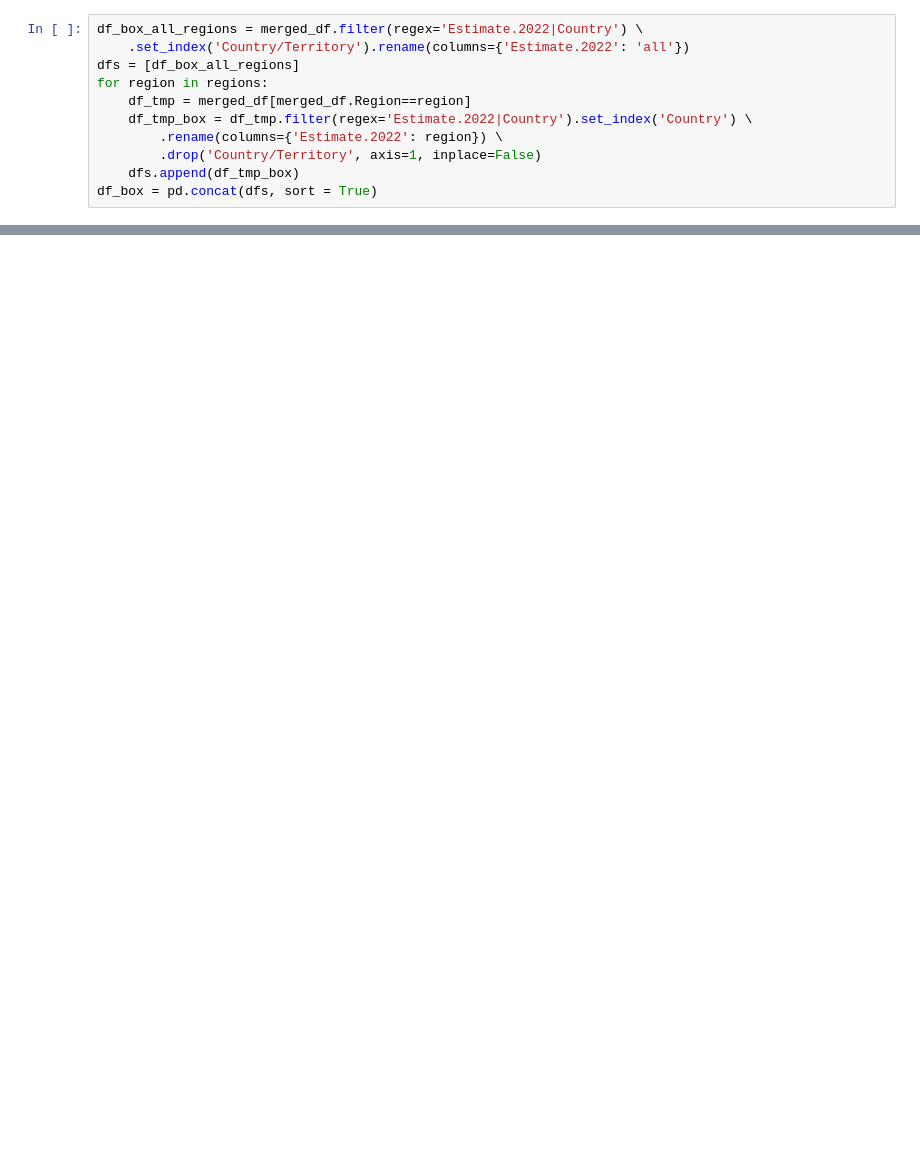
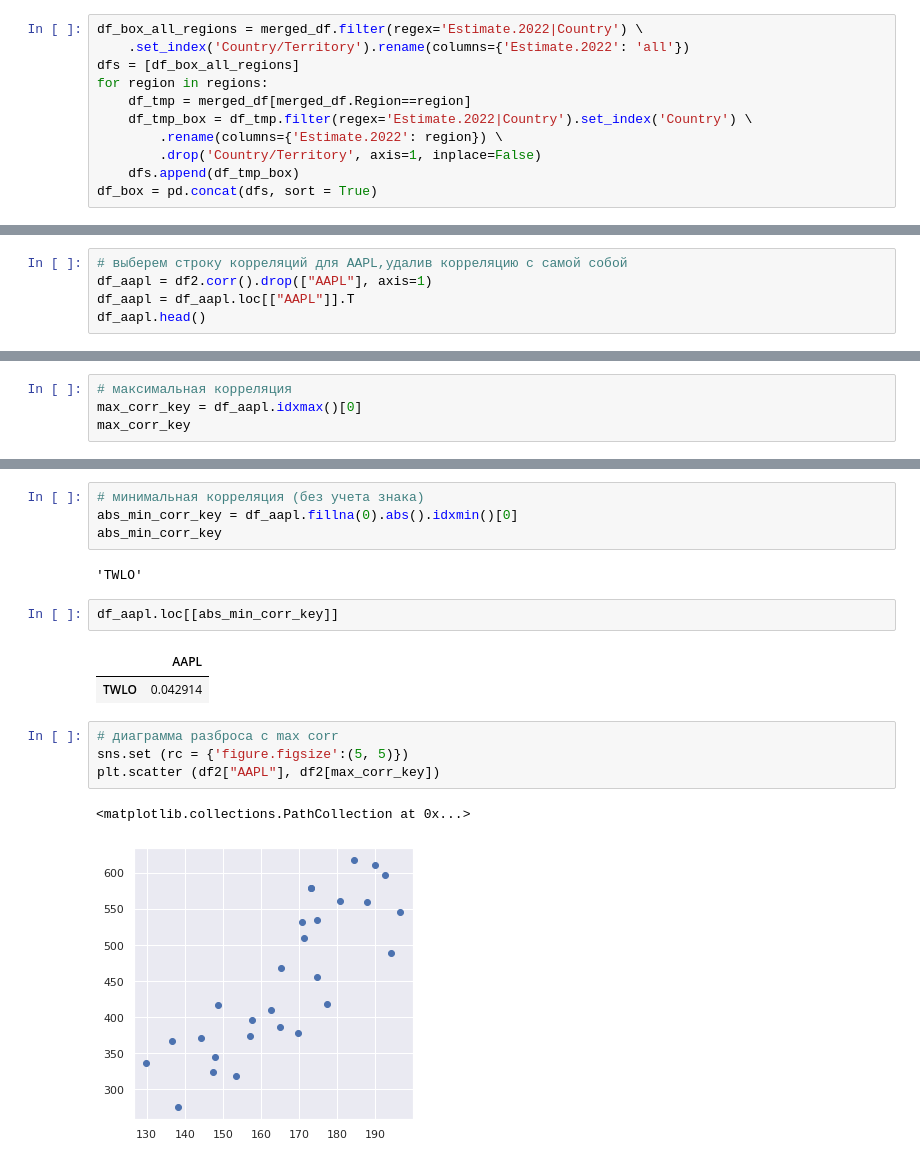
Before and after one commit to Trickster2038/BMSTU-M2-ML-METHODS, a Jupyter notebook: hw1/hw1.ipynb, the cells around one changed output, grey strips where cells are left out. Cells and saved outputs as stored; diff of their text form; blank space fills up the shorter version.

```diff
--- a/hw1/hw1.ipynb
+++ b/hw1/hw1.ipynb
@@ -329,0 +389,5 @@ df_box.boxplot()
+# %%
+# выберем строку корреляций для AAPL,удалив корреляцию с самой собой
+df_aapl = df2.corr().drop(["AAPL"], axis=1)
+df_aapl = df_aapl.loc[["AAPL"]].T
+df_aapl.head()
@@ -329,0 +401,4 @@ df_box.boxplot()
+# %%
+# максимальная корреляция
+max_corr_key = df_aapl.idxmax()[0]
+max_corr_key
@@ -329,0 +424,18 @@ df_box.boxplot()
+# %%
+# минимальная корреляция (без учета знака)
+abs_min_corr_key = df_aapl.fillna(0).abs().idxmin()[0]
+abs_min_corr_key
+# %% [output]
+'TWLO'
+# %%
+df_aapl.loc[[abs_min_corr_key]]
+# %% [output]
+|  | AAPL |
+| TWLO | 0.042914 |
+# %%
+# диаграмма разброса с max corr
+sns.set (rc = {'figure.figsize':(5, 5)})
+plt.scatter (df2["AAPL"], df2[max_corr_key])
+# %% [output]
+<matplotlib.collections.PathCollection at 0x...>
+[figure, added]
```
Also changed, not shown: parts of 21 cells of this notebook, 25 other files.
